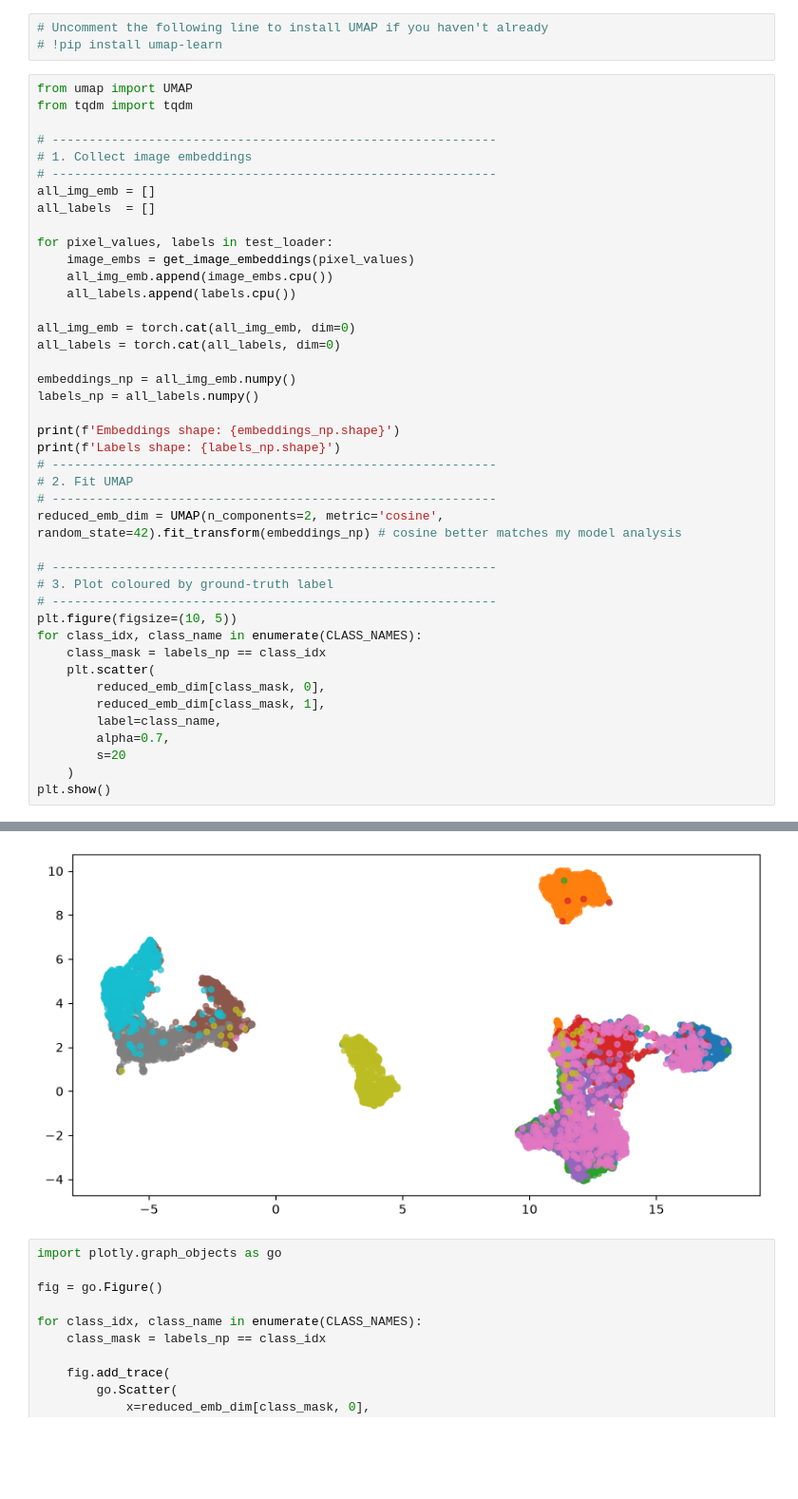
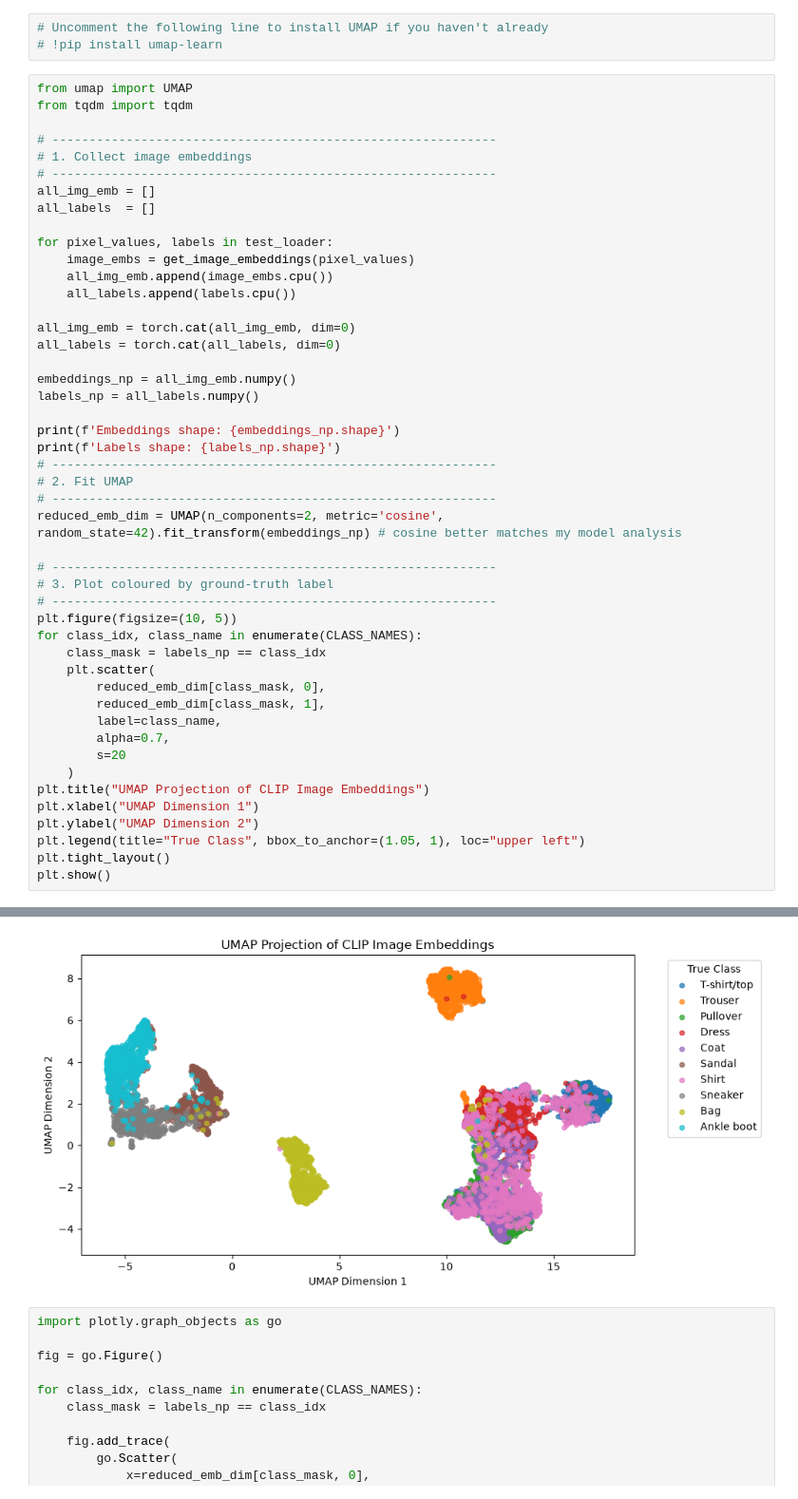
Before and after one commit to farhad-sadeghlo/deep_learning, a Jupyter notebook: 02_activities/assignments/assignment_2.ipynb, the cells around one changed output, grey strips where cells are left out. Shown at 95% size. Cells and saved outputs as stored; diff of their text form; blank space fills up the shorter version.

```diff
--- a/02_activities/assignments/assignment_2.ipynb
+++ b/02_activities/assignments/assignment_2.ipynb
@@ -480,34 +480,39 @@ for pixel_values, labels in test_loader:
 all_img_emb = torch.cat(all_img_emb, dim=0)
 all_labels = torch.cat(all_labels, dim=0)
 
 embeddings_np = all_img_emb.numpy()
 labels_np = all_labels.numpy()
 
 print(f'Embeddings shape: {embeddings_np.shape}')
 print(f'Labels shape: {labels_np.shape}')
 # ------------------------------------------------------------
 # 2. Fit UMAP
 # ------------------------------------------------------------
 reduced_emb_dim = UMAP(n_components=2, metric='cosine', random_state=42).fit_transform(embeddings_np) # cosine better matches my model analysis
 
 # ------------------------------------------------------------
 # 3. Plot coloured by ground-truth label
 # ------------------------------------------------------------
 plt.figure(figsize=(10, 5))
 for class_idx, class_name in enumerate(CLASS_NAMES):
     class_mask = labels_np == class_idx
     plt.scatter(
         reduced_emb_dim[class_mask, 0],
         reduced_emb_dim[class_mask, 1],
         label=class_name,
         alpha=0.7,
         s=20
     )
+plt.title("UMAP Projection of CLIP Image Embeddings")
+plt.xlabel("UMAP Dimension 1")
+plt.ylabel("UMAP Dimension 2")
+plt.legend(title="True Class", bbox_to_anchor=(1.05, 1), loc="upper left")
+plt.tight_layout()
 plt.show()
 # %% [output]
 Embeddings shape: (10000, 512)
 Labels shape: (10000,)
-[figure, old version]
+[figure, new version]
 # %%
 import plotly.graph_objects as go
 
```
Also changed, not shown: parts of 9 cells of this notebook.
